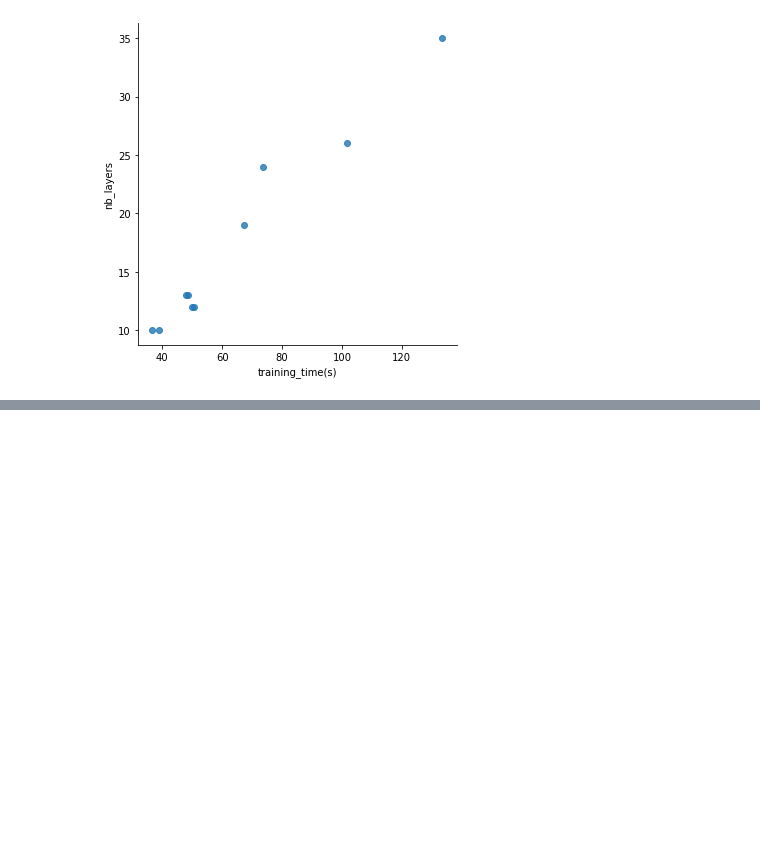
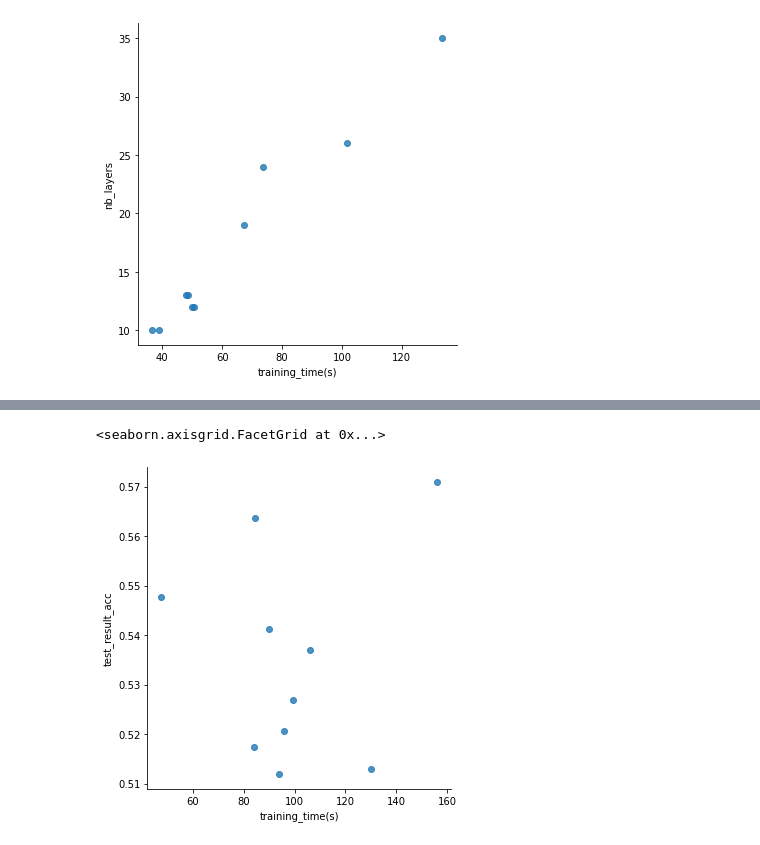
Before and after one commit to AntoineGr1/Memoire_code, a Jupyter notebook: Analyse_resnet_gen_result.ipynb, the cells around one changed output, grey strips where cells are left out. Drawn from its saved outputs; the diff is of its cells as text; code cells hidden in the pictures; blank space fills up the shorter version.

```diff
--- a/Analyse_resnet_gen_result.ipynb
+++ b/Analyse_resnet_gen_result.ipynb
@@ -86,0 +108,10 @@ sns.lmplot(
+# %%
+sns.lmplot(
+    x='training_time(s)',
+    y='test_result_acc',
+    data=test2,
+    fit_reg=False
+)
+# %% [output]
+<seaborn.axisgrid.FacetGrid at 0x...>
+[figure, added]
```
Also changed, not shown: parts of 8 cells of this notebook, 33 other files.
